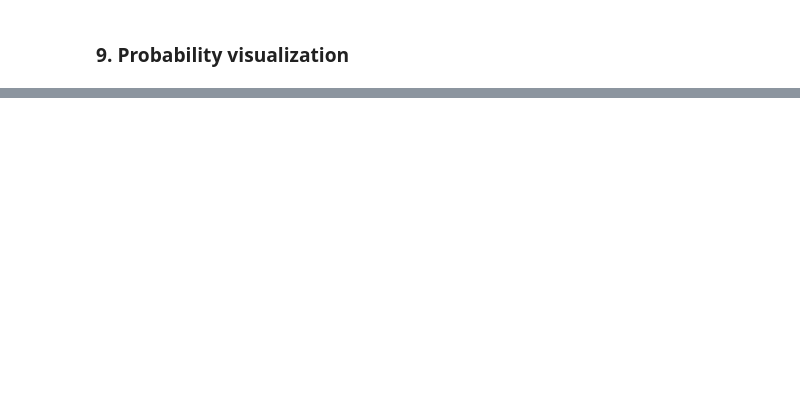
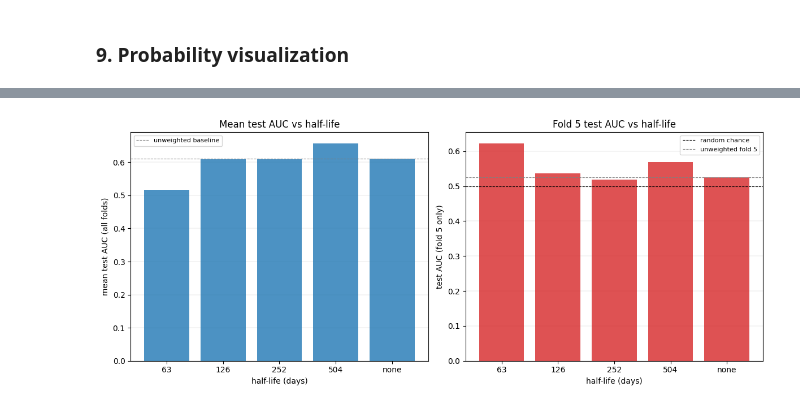
Before and after one commit to JaredRudolph/macro-stress-forecaster, a Jupyter notebook: notebooks/forecaster_xgb.ipynb, the cells around one changed output, grey strips where cells are left out. Cells and saved outputs as stored; diff of their text form; code cells hidden in the pictures; blank space fills up the shorter version.

```diff
--- a/notebooks/forecaster_xgb.ipynb
+++ b/notebooks/forecaster_xgb.ipynb
@@ -511,0 +637,15 @@ plt.show()
+# %%
+# Per-fold breakdown for each half-life
+header = f"{'hl':>6}  {'fold':>4}  {'test period':>25}  {'train_AUC':>9}  {'test_AUC':>8}  {'gap':>6}"
+print(header)
+print("-" * len(header))
+for hl in HALF_LIFE_VALUES:
+    label = str(hl) if hl else "none"
+    for f in hl_results[hl]:
+        gap = f["train_auc"] - f["auc"]
+        print(
+            f"{label:>6}  {f['fold']:>4}  "
+            f"{str(f['test_start']):>12} to {str(f['test_end']):<12}"
+            f"  {f['train_auc']:>9.4f}  {f['auc']:>8.4f}  {gap:>6.4f}"
+        )
+    print()
@@ -511,0 +670,38 @@ plt.show()
+# %%
+fig, (ax1, ax2) = plt.subplots(1, 2, figsize=(12, 5))
+
+hl_labels = [str(hl) if hl else "none" for hl in HALF_LIFE_VALUES]
+mean_aucs  = [np.mean([f["auc"] for f in hl_results[hl]]) for hl in HALF_LIFE_VALUES]
+fold5_aucs = [next(f["auc"] for f in hl_results[hl] if f["fold"] == 5) for hl in HALF_LIFE_VALUES]
+
+x = range(len(HALF_LIFE_VALUES))
+
+ax1.bar(x, mean_aucs, color="#1f77b4", alpha=0.8)
+ax1.axhline(np.mean([f["auc"] for f in best_folds]), color="grey", linestyle="--",
+            linewidth=0.8, label="unweighted baseline")
+ax1.set_xticks(list(x))
+ax1.set_xticklabels(hl_labels)
+ax1.set_xlabel("half-life (days)")
+ax1.set_ylabel("mean test AUC (all folds)")
+ax1.set_title("Mean test AUC vs half-life")
+ax1.legend(fontsize=8)
+ax1.yaxis.grid(True, linewidth=0.3, color="grey", alpha=0.4)
+ax1.set_axisbelow(True)
+
+ax2.bar(x, fold5_aucs, color="#d62728", alpha=0.8)
+ax2.axhline(0.5, color="black", linestyle="--", linewidth=0.8, label="random chance")
+ax2.axhline(next(f["auc"] for f in best_folds if f["fold"] == 5),
+            color="grey", linestyle="--", linewidth=0.8, label="unweighted fold 5")
+ax2.set_xticks(list(x))
+ax2.set_xticklabels(hl_labels)
+ax2.set_xlabel("half-life (days)")
+ax2.set_ylabel("test AUC (fold 5 only)")
+ax2.set_title("Fold 5 test AUC vs half-life")
+ax2.legend(fontsize=8)
+ax2.yaxis.grid(True, linewidth=0.3, color="grey", alpha=0.4)
+ax2.set_axisbelow(True)
+
+plt.tight_layout()
+plt.show()
+# %% [output]
+[figure, added]
```
Also changed, not shown: parts of 25 cells of this notebook.
